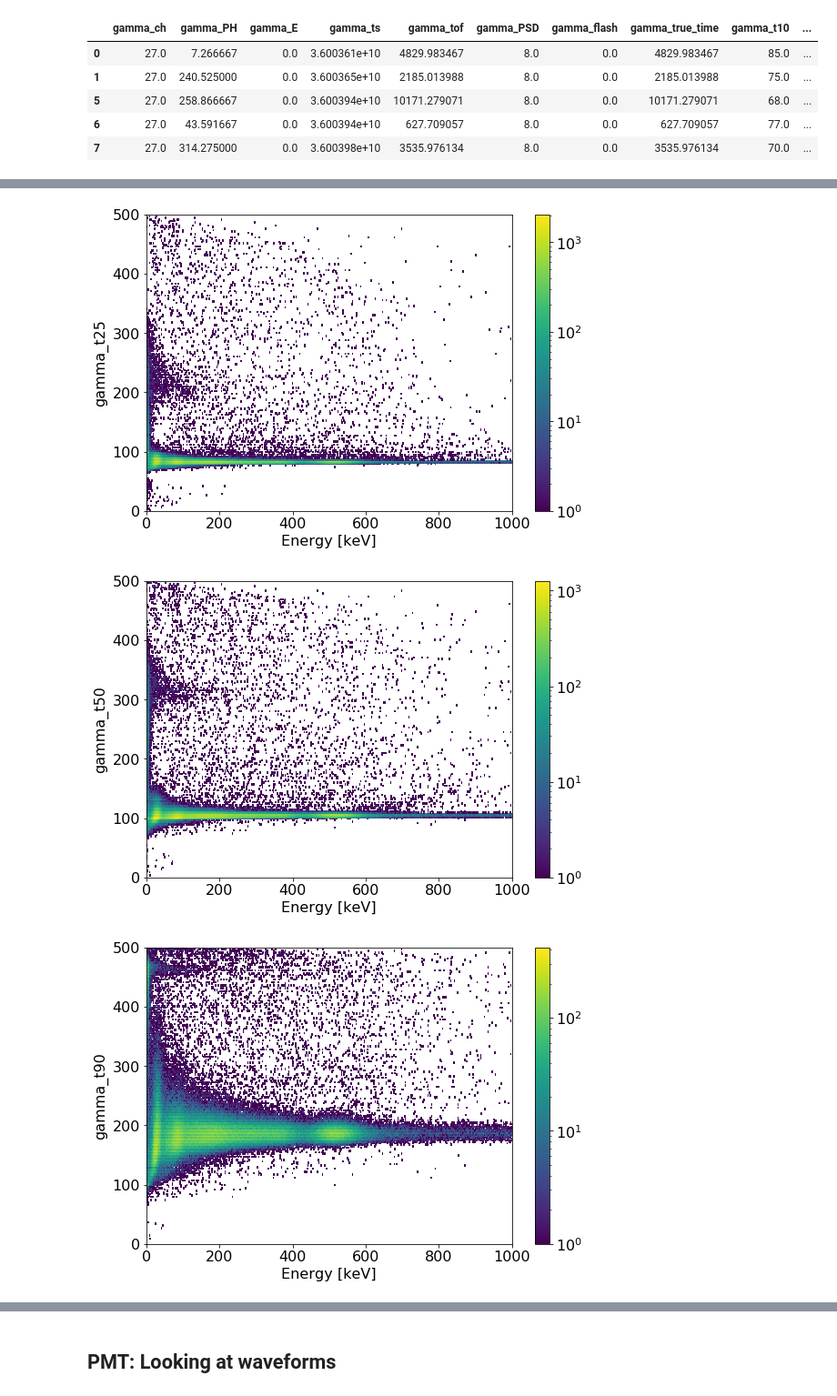
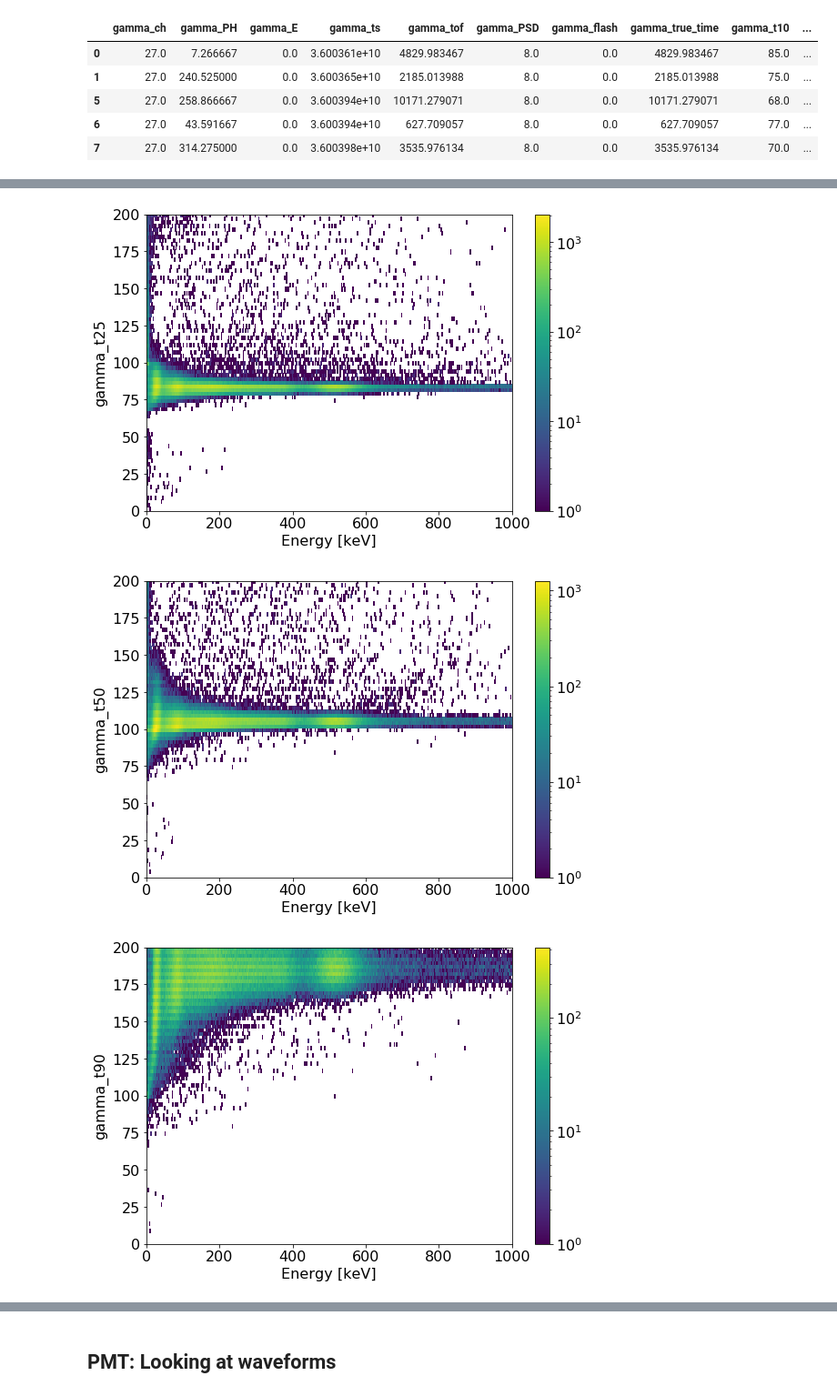
Before and after one commit to bglenardo/Cs136Measurements, a Jupyter notebook: TUNL NaI detector calibration.ipynb, the cells around one changed output, grey strips where cells are left out. Shown at 91% size. Drawn from its saved outputs; the diff is of its cells as text; code cells hidden in the pictures.

```diff
--- a/TUNL NaI detector calibration.ipynb
+++ b/TUNL NaI detector calibration.ipynb
@@ -18,6 +18,11 @@ plt.rcParams['figure.figsize'] = (7,6)
 
 plt.rcParams.update({'font.size': 18})
 plt.rcParams['figure.figsize'] = (10,8)
+
+
+def Gaussian( x, A, mu, sig ):
+
+    return A * np.exp(-(x-mu)**2/(2*sig**2))
 # %% [markdown]
 # Gamma detector calibrations
 
@@ -156,7 +161,7 @@ def FitBa133_31keV( x, A, mu, sig ):
                     Gaussian( x, br_35, mu*(e_35/e_31), sig ) )
 # %%
 # Fit the stuff at 356 keV
-fitmask = (bincenters > 590.) & (bincenters < 650.)
+fitmask = (bincenters > 590.) & (bincenters <680.)
 
 p356, cov356 = curve_fit( FitBa133_356keV, bincenters[fitmask], binvals[fitmask], \
                             p0=(900.,600.,50.))
@@ -275,5 +280,6 @@ for i,var in enumerate(quality_vars):
     plt.xlabel('Energy [keV]')
     plt.ylabel(var)
     plt.xlim(0.,1000.)
+    plt.ylim(0.,200.)
     plt.colorbar()
 # %% [output]
@@ -281,6 +287,6 @@ for i,var in enumerate(quality_vars):
-[figure, old version]
+[figure, new version]
-[figure, old version]
+[figure, new version]
-[figure, old version]
+[figure, new version]
 # %%
 from matplotlib import colors
 
```
Also changed, not shown: parts of 13 cells of this notebook, 2 other files.
